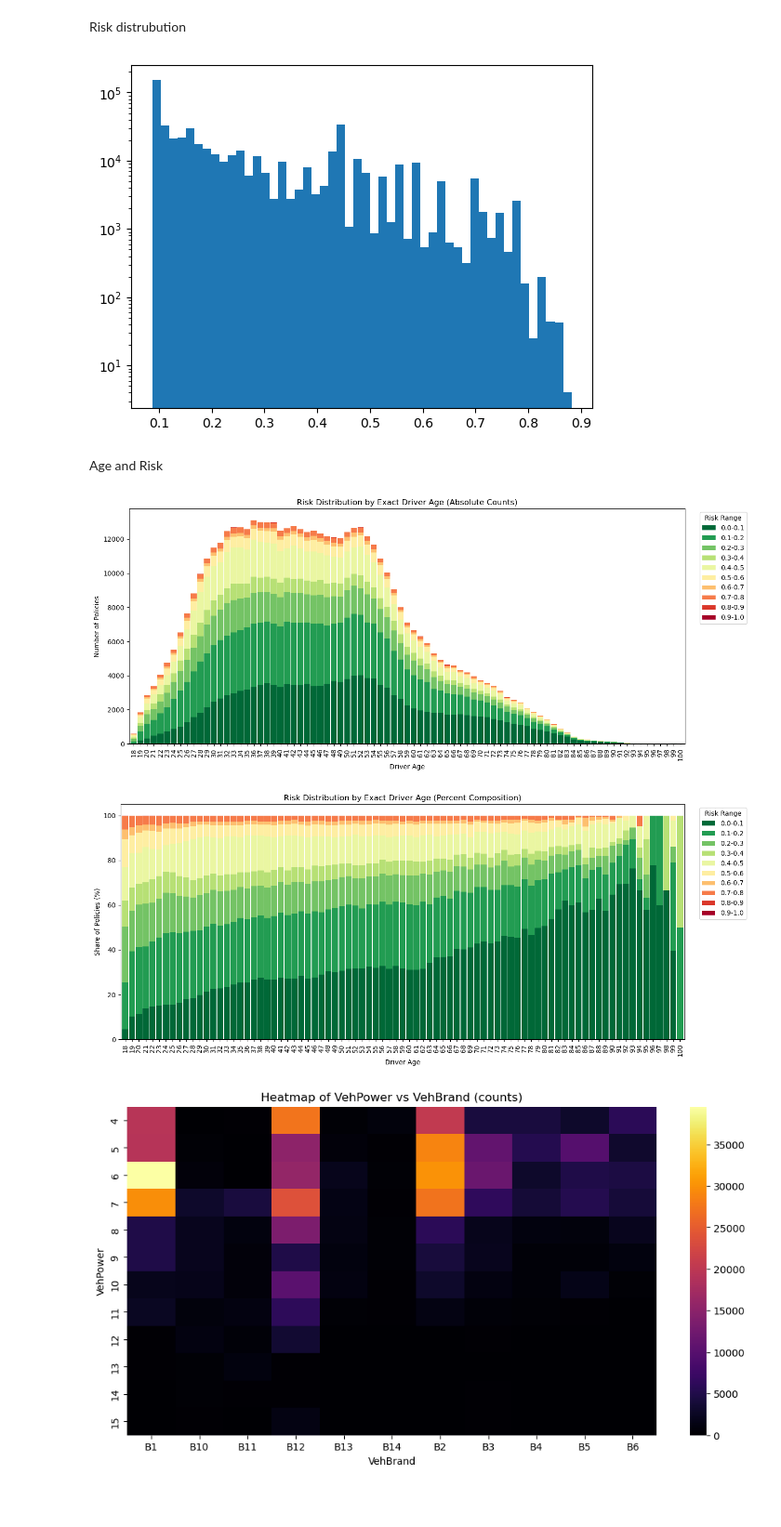
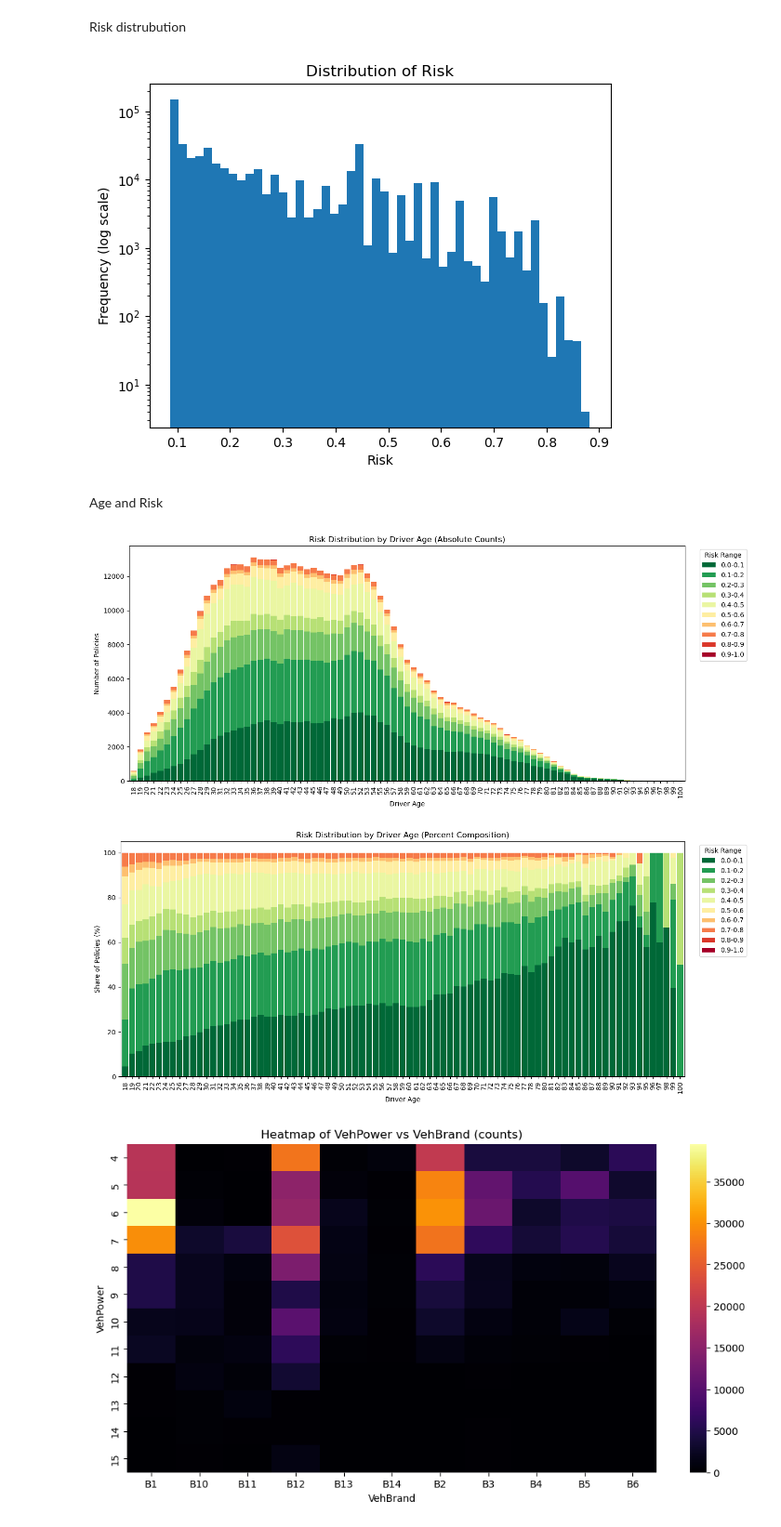
Before and after one commit to TheFreeMan21/machine-n-learnings-inc, a Jupyter notebook: plots.ipynb, the cells around one changed output. Shown at 93% size. Drawn from its saved outputs; the diff is of its cells as text; code cells hidden in the pictures; blank space fills up the shorter version.

```diff
--- a/plots.ipynb
+++ b/plots.ipynb
@@ -76,17 +76,17 @@ plt.show()
 # %% [output]
 [figure]
 # %%
-# plt.scatter(df['Density_scaled'],df['Region'])
+# plt.scatter(df['Density'],df['Region'])
 #AS it turned out the Density needs some filtering since we have such a data which is just not possible
 
 regions = df['Region'].unique()
-data = [df.loc[df['Region'] == r, 'Density_scaled'] for r in regions]
+data = [df.loc[df['Region'] == r, 'Density'] for r in regions]
 
 plt.boxplot(data, labels=regions)
-plt.title("Distribution of Scaled Density by Region")
+plt.title("Distribution of Density by Region")
 plt.xticks(rotation=45)
 plt.xlabel("Region")
-plt.ylabel("Density (scaled)")
+plt.ylabel("Density")
 plt.show()
 
 regions_remove_outliers = ['R25','R82','R54','R94','R93','R91','R52',
@@ -96,10 +96,10 @@ regions_remove_outliers = ['R25','R82','R54','R94','R93','R91','R52',
 def remove_outliers_selective(group):
     # Only remove outliers for regions in the list
     if group.name in regions_remove_outliers:
-        q1, q3 = group['Density_scaled'].quantile([0.25, 0.75])
+        q1, q3 = group['Density'].quantile([0.25, 0.75])
         iqr = q3 - q1
         lower, upper = q1 - 1.5 * iqr, q3 + 1.5 * iqr
-        return group[(group['Density_scaled'] >= lower) & (group['Density_scaled'] <= upper)]
+        return group[(group['Density'] >= lower) & (group['Density'] <= upper)]
     else:
         return group
 
@@ -107,12 +107,12 @@ df_filtered = df.groupby('Region', group_keys=False).apply(remove_outliers_selec
 
 # Rebuild boxplot data
 regions = df_filtered['Region'].unique()
-data = [df_filtered.loc[df_filtered['Region'] == r, 'Density_scaled'] for r in regions]
+data = [df_filtered.loc[df_filtered['Region'] == r, 'Density'] for r in regions]
 
 plt.boxplot(data, labels=regions)
-plt.title("Distribution of Scaled Density by Region (Selective Outlier Removal)")
+plt.title("Distribution of Density by Region (Selective Outlier Removal)")
 plt.xlabel("Region")
-plt.ylabel("Density (scaled)")
+plt.ylabel("Density")
 plt.xticks(rotation=45)
 plt.tight_layout()
 plt.show()
@@ -264,9 +267,12 @@ Risk distrubution
 # %%
 plt.hist(df['Risk'],50)
 plt.yscale('log')
+plt.title('Distribution of Risk')
+plt.xlabel('Risk')
+plt.ylabel('Frequency (log scale)')
 plt.show()
 # %% [output]
-[figure, old version]
+[figure, new version]
 # %% [markdown]
 Age and Risk
 # %%
@@ -288,7 +294,7 @@ df['RiskCategory'] = pd.cut(
     right=True
 )
 
-#Group by exact age + risk category
+#Group by age + risk category
 df['DrivAge'] = df['DrivAge'].astype(int)
 
 counts = (
@@ -298,40 +304,40 @@ counts = (
       .sort_index()                 # sort by age
 )
 
-# Make sure columns (risk categories) are in ascending risk order
-# (Sometimes unstack can reorder columns alphabetically.)
+# make sure columns (risk categories) are in ascending risk order
+# (sometimes unstack can reorder columns alphabetically...)
 cols_sorted = sorted(counts.columns,
                      key=lambda s: float(s.split('-')[0]))
 counts = counts[cols_sorted]
 
 # stacked bars (number of policies per age, colored by risk)
 n_colors = len(counts.columns)
 cmap = plt.cm.get_cmap('RdYlGn_r', n_colors)  # low risk = green, high = red
 colors = [cmap(i) for i in range(n_colors)]
 
 ax = counts.plot(kind='bar', stacked=True, figsize=(14,6), color=colors, width=0.9)
 ax.set_xlabel("Driver Age")
 ax.set_ylabel("Number of Policies")
-ax.set_title("Risk Distribution by Exact Driver Age (Absolute Counts)")
+ax.set_title("Risk Distribution by Driver Age (Absolute Counts)")
 plt.xticks(rotation=90)
 plt.legend(title="Risk Range", bbox_to_anchor=(1.02, 1), loc='upper left')
 plt.tight_layout()
 plt.show()
 
 # percent stacked bars
 percent = (counts.div(counts.sum(axis=1).replace(0, np.nan), axis=0) * 100).fillna(0)
 
 ax = percent.plot(kind='bar', stacked=True, figsize=(14,6), color=colors, width=0.9)
 ax.set_xlabel("Driver Age")
 ax.set_ylabel("Share of Policies (%)")
-ax.set_title("Risk Distribution by Exact Driver Age (Percent Composition)")
+ax.set_title("Risk Distribution by Driver Age (Percent Composition)")
 plt.xticks(rotation=90)
 plt.legend(title="Risk Range", bbox_to_anchor=(1.02, 1), loc='upper left')
 plt.tight_layout()
 plt.show()
 # %% [output]
-[figure, old version]
+[figure, new version]
-[figure, old version]
+[figure, new version]
 # %%
 import pandas as pd
 import seaborn as sns
```
Also changed, not shown: parts of 3 cells of this notebook, 3 other files.
